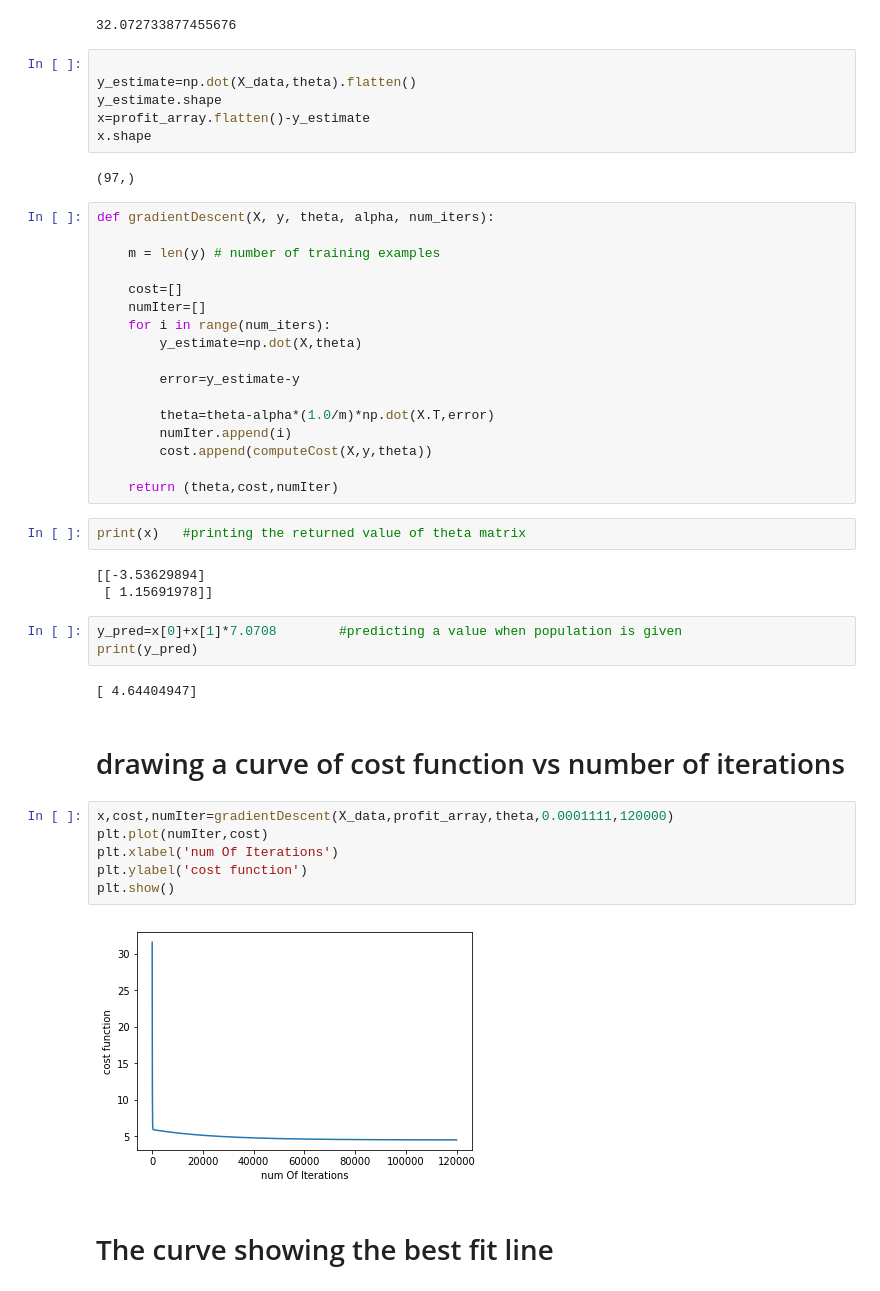
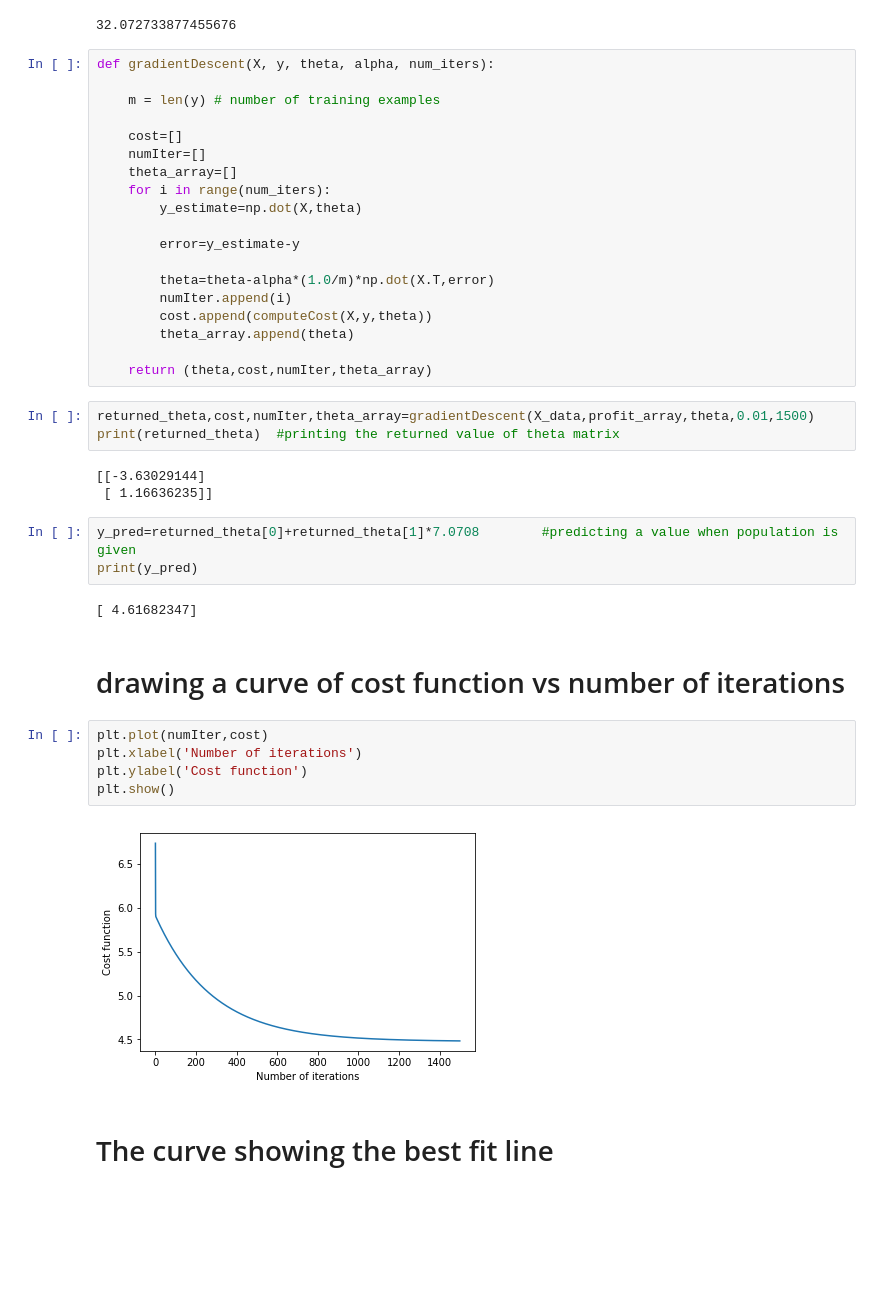
Before and after one commit to pushkalmani/machineLearning-algorithms, a Jupyter notebook: linearRegression.ipynb, the cells around one changed output. Saved outputs shown, nothing was run; the diff lists cells and outputs as text; blank space fills up the shorter version.

Commit message:
added visualisations

```diff
--- a/linearRegression.ipynb
+++ b/linearRegression.ipynb
@@ -35,14 +35,6 @@ def computeCost(X,Y,theta):
 computeCost(X_data,profit_array,theta)
 # %% [output]
 32.072733877455676
-# %%
-
-y_estimate=np.dot(X_data,theta).flatten()
-y_estimate.shape
-x=profit_array.flatten()-y_estimate
-x.shape
-# %% [output]
-(97,)
 # %%
 def gradientDescent(X, y, theta, alpha, num_iters):
 
@@ -50,6 +42,7 @@ def gradientDescent(X, y, theta, alpha, num_iters):
 
     cost=[]
     numIter=[]
+    theta_array=[]
     for i in range(num_iters):
         y_estimate=np.dot(X,theta)
 
@@ -58,27 +51,28 @@ def gradientDescent(X, y, theta, alpha, num_iters):
         theta=theta-alpha*(1.0/m)*np.dot(X.T,error)
         numIter.append(i)
         cost.append(computeCost(X,y,theta))
+        theta_array.append(theta)
 
-    return (theta,cost,numIter)
+    return (theta,cost,numIter,theta_array)
 # %%
-print(x)   #printing the returned value of theta matrix
+returned_theta,cost,numIter,theta_array=gradientDescent(X_data,profit_array,theta,0.01,1500)
+print(returned_theta)  #printing the returned value of theta matrix
 # %% [output]
-[[-3.53629894]
- [ 1.15691978]]
+[[-3.63029144]
+ [ 1.16636235]]
 # %%
-y_pred=x[0]+x[1]*7.0708        #predicting a value when population is given
+y_pred=returned_theta[0]+returned_theta[1]*7.0708        #predicting a value when population is given
 print(y_pred)
 # %% [output]
-[ 4.64404947]
+[ 4.61682347]
 # %% [markdown]
 # drawing a curve of cost function vs number of iterations
 # %%
-x,cost,numIter=gradientDescent(X_data,profit_array,theta,0.0001111,120000)
 plt.plot(numIter,cost)
-plt.xlabel('num Of Iterations')
-plt.ylabel('cost function')
+plt.xlabel('Number of iterations')
+plt.ylabel('Cost function')
 plt.show()
 # %% [output]
-[figure, old version]
+[figure, new version]
 # %% [markdown]
 # The curve showing the best fit line
```
Also changed, not shown: parts of 3 cells of this notebook.
